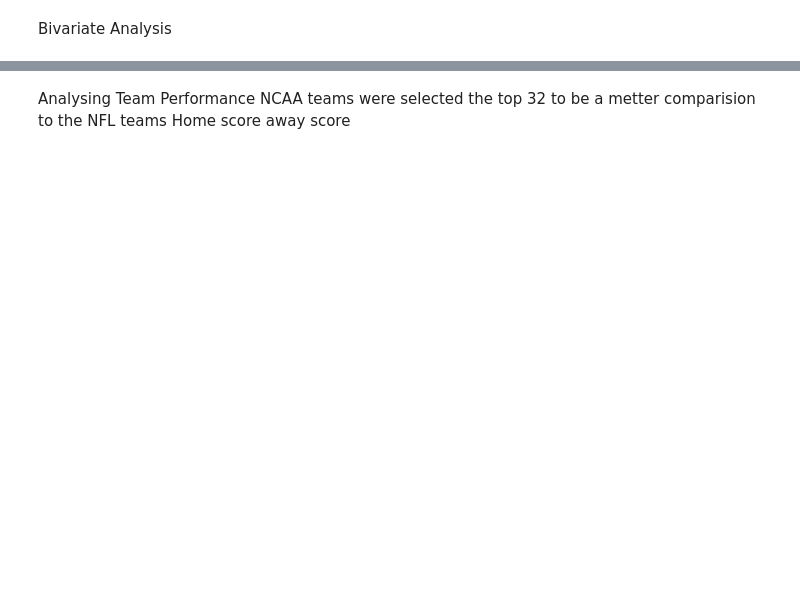
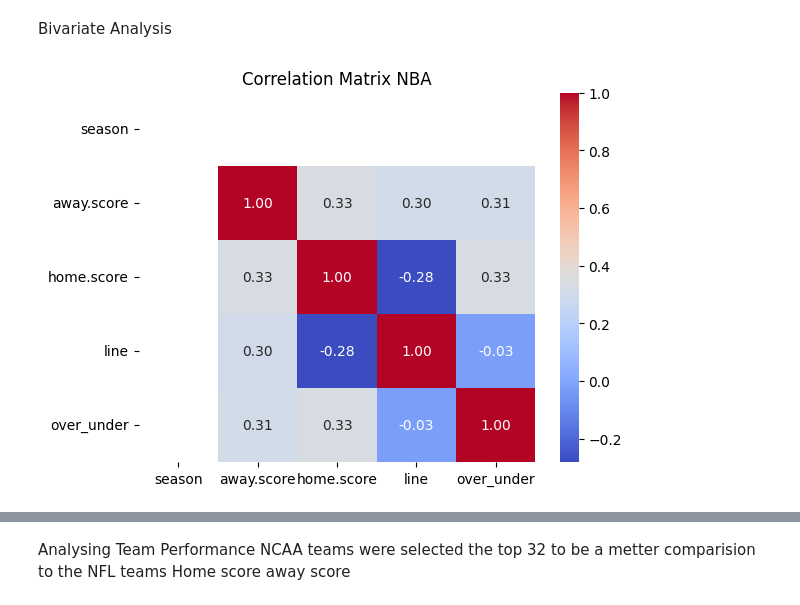
Before and after one commit to feliperodriguessd/Projetos, a Jupyter notebook: Pro_college_Basketball.ipynb, the cells around one changed output, grey strips where cells are left out. Saved outputs shown, nothing was run; the diff lists cells and outputs as text; code cells hidden in the pictures; blank space fills up the shorter version.

```diff
--- a/Pro_college_Basketball.ipynb
+++ b/Pro_college_Basketball.ipynb
@@ -55,12 +111,14 @@ plt.show()
 # %% [markdown]
 Bivariate Analysis
 # %%
-correlation_matrix_nfl = nfl_df_data_common.corr()
-correlation_matrix_ncaa = ncaa_df_data_common.corr()
+correlation_matrix_nba = nba_df_data_common.corr()
+correlation_matrix_ncaa = ncaa_b_df_data_common.corr()
 # %%
-sns.heatmap(correlation_matrix_nfl, annot=True, cmap='coolwarm', fmt='.2f')
-plt.title('Correlation Matrix NFL')
+sns.heatmap(correlation_matrix_nba, annot=True, cmap='coolwarm', fmt='.2f')
+plt.title('Correlation Matrix NBA')
 plt.show()
+# %% [output]
+[figure, added]
 # %%
 sns.heatmap(correlation_matrix_ncaa, annot=True, cmap='coolwarm', fmt='.2f')
 plt.title('Correlation Matrix NCAA')
```
Also changed, not shown: parts of 15 cells of this notebook.
